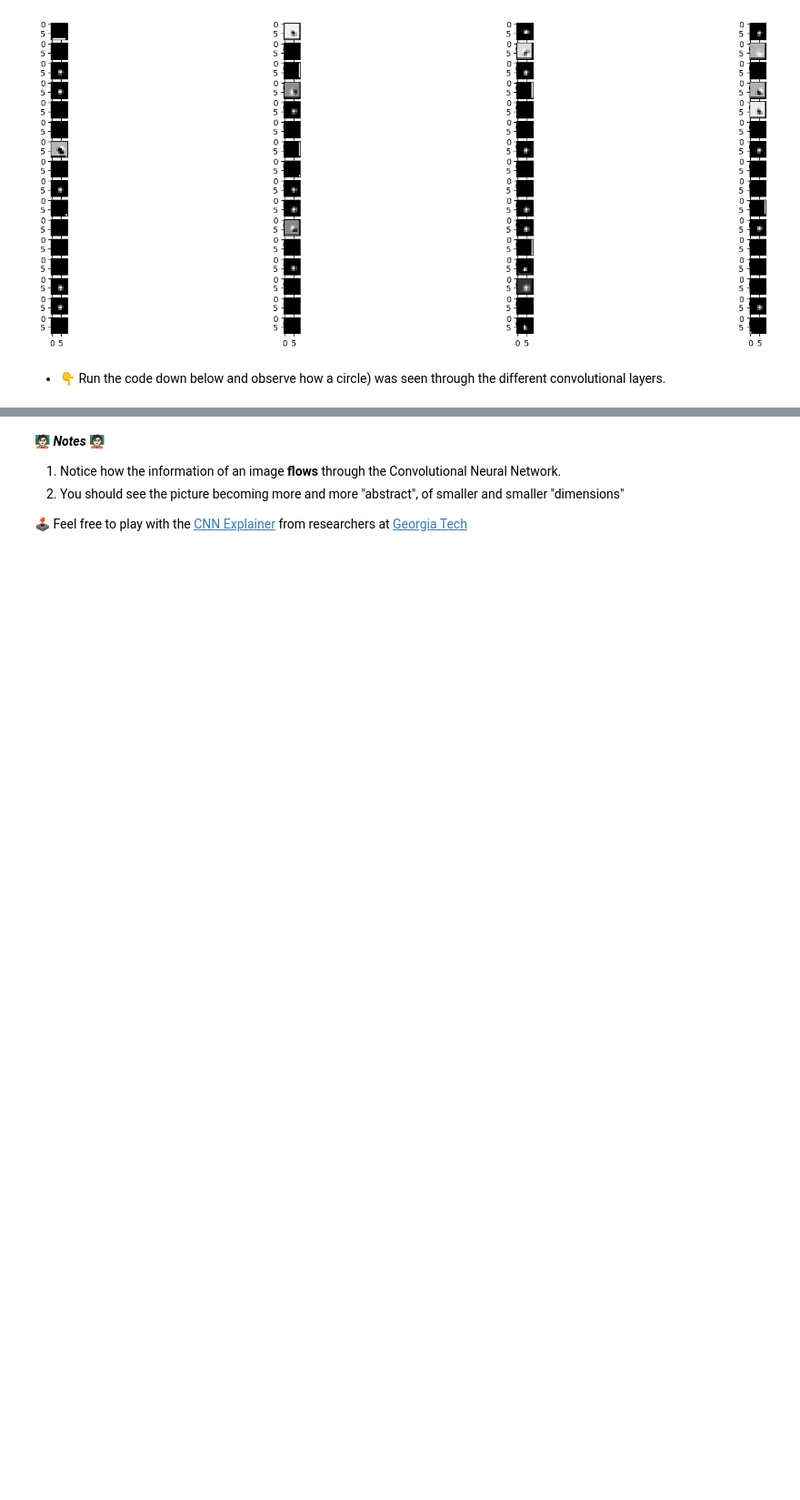
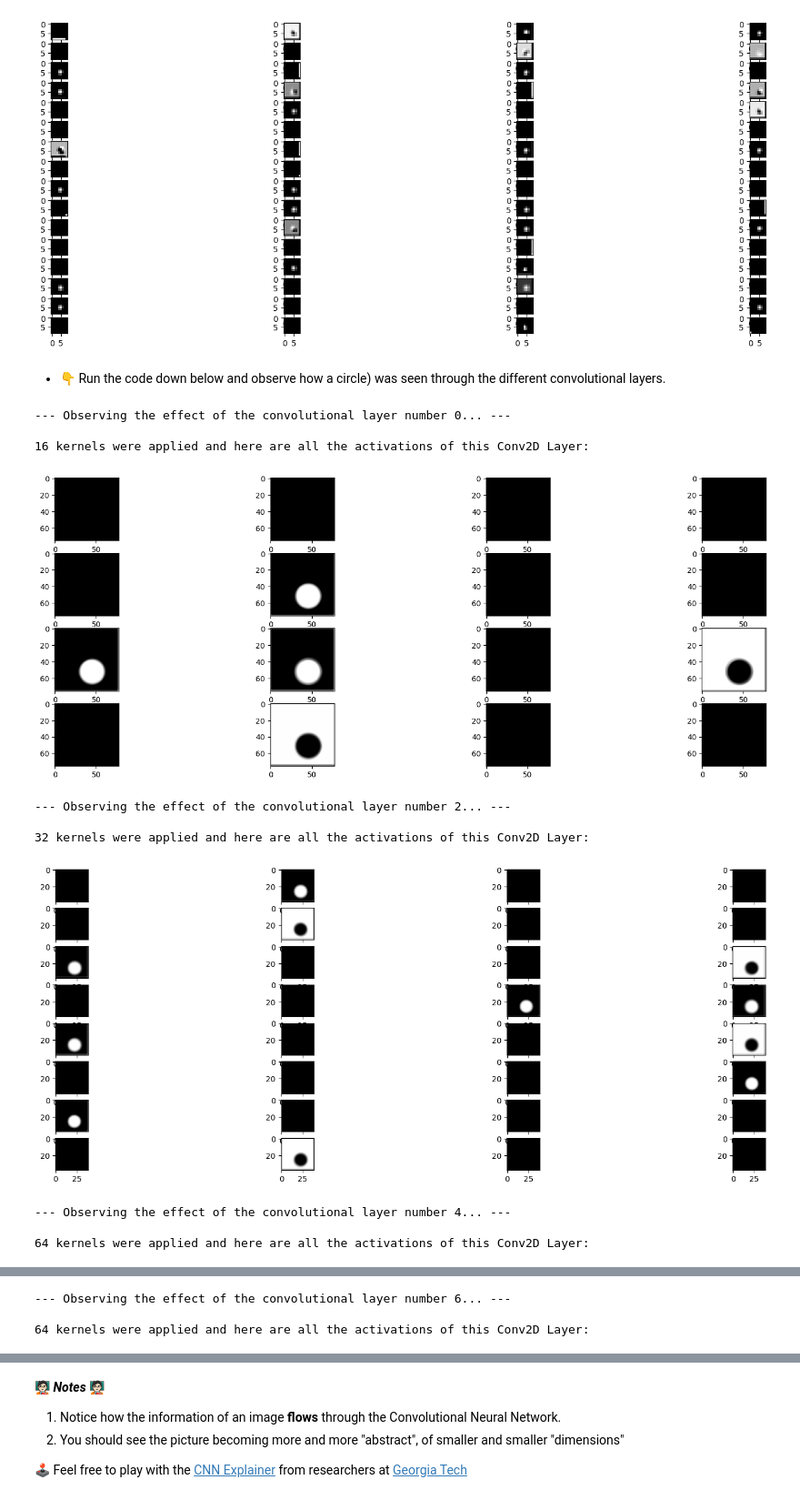
Before and after one commit to Muza-raw92/cnn, a Jupyter notebook: intuitions_on_convolutions.ipynb, the cells around one changed output, grey strips where cells are left out. Shown at 91% size. Saved outputs shown, nothing was run; the diff lists cells and outputs as text; code cells hidden in the pictures; blank space fills up the shorter version.

```diff
--- a/intuitions_on_convolutions.ipynb
+++ b/intuitions_on_convolutions.ipynb
@@ -846,20 +846,32 @@ for layer_number in [0,2,4,6]:
 # %%
 # Selecting a random triangle
 image_number = np.random.choice(np.where(y == 0)[0])
 
 for layer_number in [0,2,4,6]:
 
     print(f"--- Observing the effect of the convolutional layer number {layer_number}... ---")
     print("")
 
-    temp_number_kernels = model.layers[layer_number].weights[0].shape[-1]
+    temp_number_kernels = model_1.layers[layer_number].weights[0].shape[-1]
     print(f"{temp_number_kernels} kernels were applied and here are all the activations of this Conv2D Layer:")
 
     fig, axes = plt.subplots(int(temp_number_kernels/4),4, figsize=(20,7))
 
 
     for ax, kernel_number in zip(axes.flat,range(temp_number_kernels)):
         activation = activations[layer_number][image_number][:, :, kernel_number]
         ax.imshow(activation, cmap="gray")
 
     plt.show()
+# %% [output]
+--- Observing the effect of the convolutional layer number 0... ---
+
+16 kernels were applied and here are all the activations of this Conv2D Layer:
+[figure, added]
+--- Observing the effect of the convolutional layer number 2... ---
+
+32 kernels were applied and here are all the activations of this Conv2D Layer:
+[figure, added]
+--- Observing the effect of the convolutional layer number 4... ---
+
+64 kernels were applied and here are all the activations of this Conv2D Layer:
@@ -865,0 +879,3 @@ for layer_number in [0,2,4,6]:
+--- Observing the effect of the convolutional layer number 6... ---
+
+64 kernels were applied and here are all the activations of this Conv2D Layer:
```
Also changed, not shown: parts of 2 cells of this notebook.
